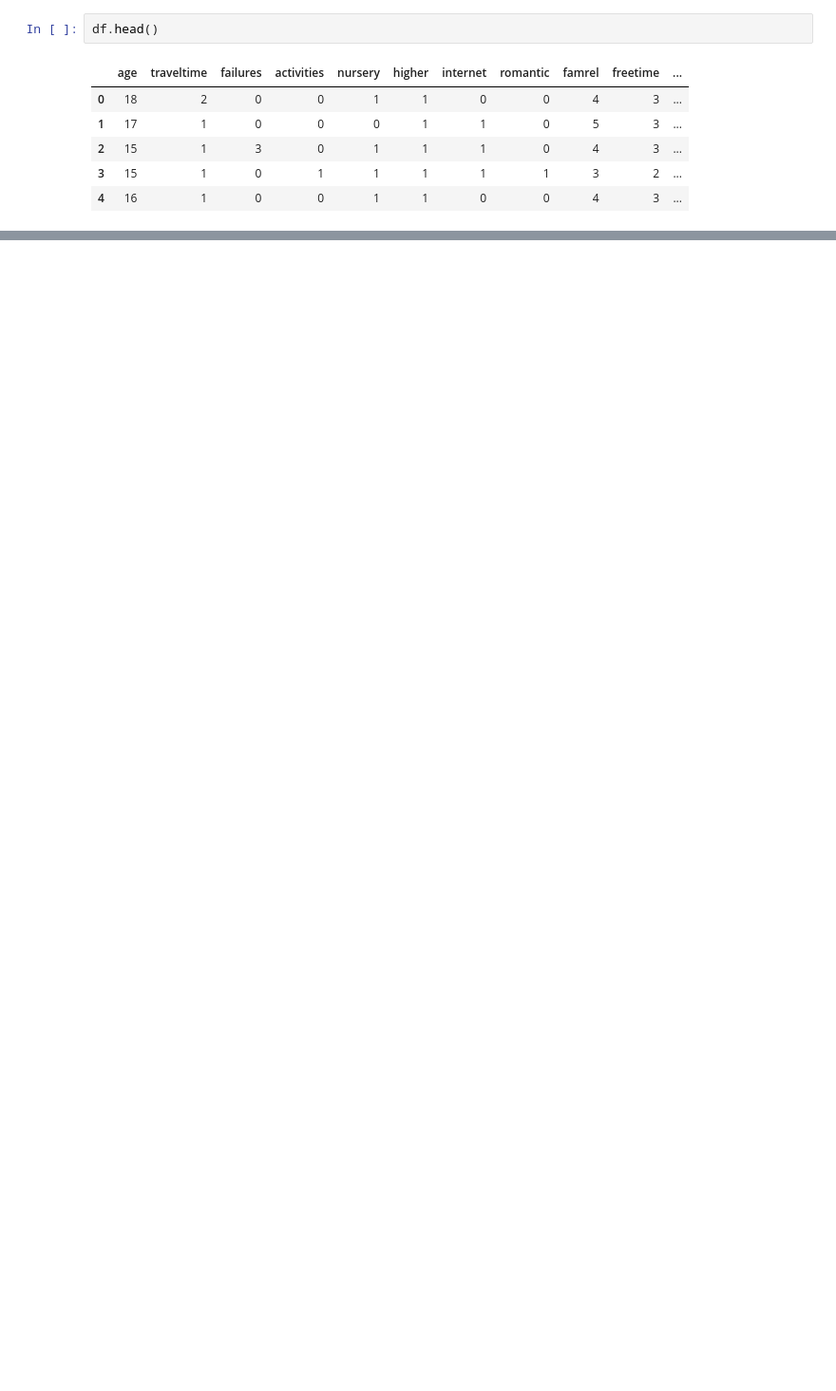
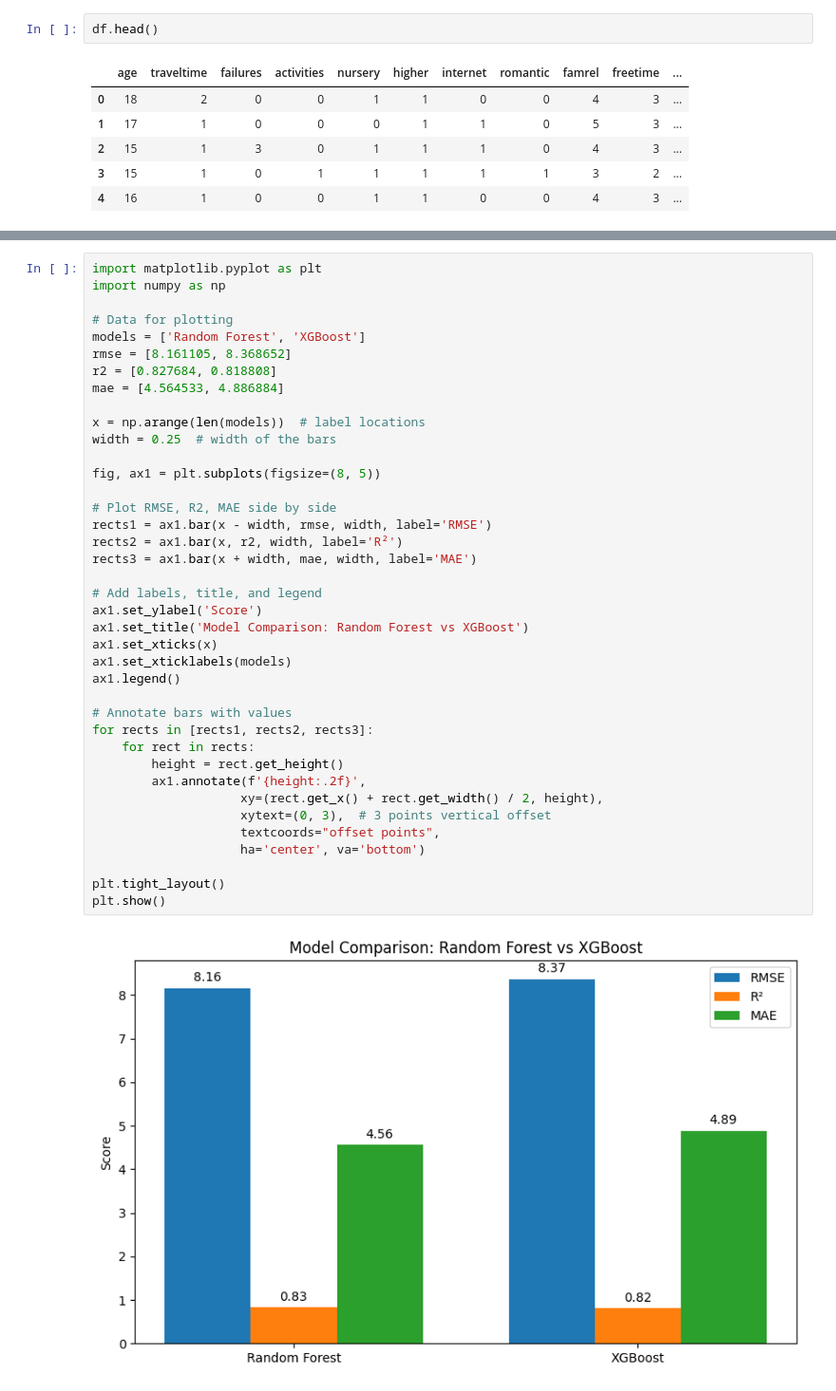
Before and after one commit to TenathDilusha/Student-result-prediction-with-XAI, a Jupyter notebook: notebooks/main.ipynb, the cells around one changed output, grey strips where cells are left out. Shown at 95% size. Drawn from its saved outputs; the diff is of its cells as text; blank space fills up the shorter version.

```diff
--- a/notebooks/main.ipynb
+++ b/notebooks/main.ipynb
@@ -221,3 +214,44 @@ Best model: XGBoost
+# %%
+import matplotlib.pyplot as plt
+import numpy as np
+
+# Data for plotting
+models = ['Random Forest', 'XGBoost']
+rmse = [8.161105, 8.368652]
+r2 = [0.827684, 0.818808]
+mae = [4.564533, 4.886884]
+
+x = np.arange(len(models))  # label locations
+width = 0.25  # width of the bars
+
+fig, ax1 = plt.subplots(figsize=(8, 5))
+
+# Plot RMSE, R2, MAE side by side
+rects1 = ax1.bar(x - width, rmse, width, label='RMSE')
+rects2 = ax1.bar(x, r2, width, label='R²')
+rects3 = ax1.bar(x + width, mae, width, label='MAE')
+
+# Add labels, title, and legend
+ax1.set_ylabel('Score')
+ax1.set_title('Model Comparison: Random Forest vs XGBoost')
+ax1.set_xticks(x)
+ax1.set_xticklabels(models)
+ax1.legend()
+
+# Annotate bars with values
+for rects in [rects1, rects2, rects3]:
+    for rect in rects:
+        height = rect.get_height()
+        ax1.annotate(f'{height:.2f}',
+                    xy=(rect.get_x() + rect.get_width() / 2, height),
+                    xytext=(0, 3),  # 3 points vertical offset
+                    textcoords="offset points",
+                    ha='center', va='bottom')
+
+plt.tight_layout()
+plt.show()
+# %% [output]
+[figure, added]
 # %%
 # Select the best model based on R² (highest is best)
 best_model_r2 = max(rf_r2, xgb_r2)
```
Also changed, not shown: parts of 11 cells of this notebook.
